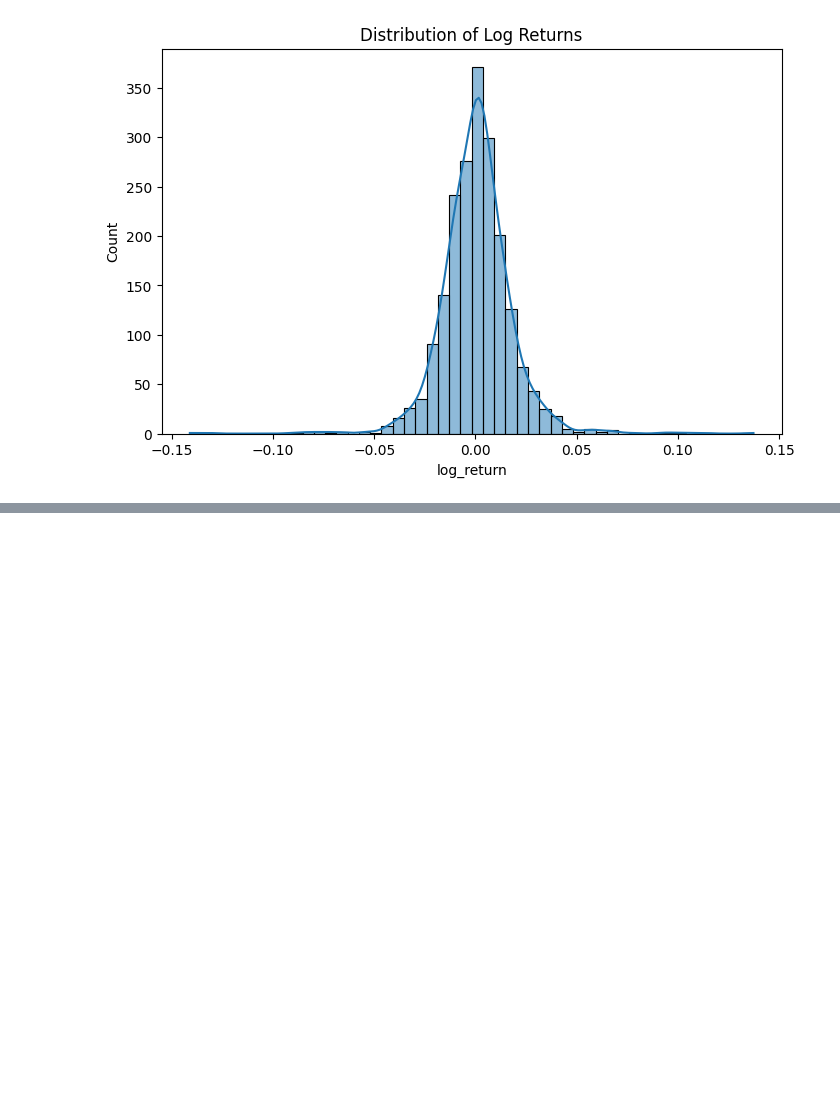
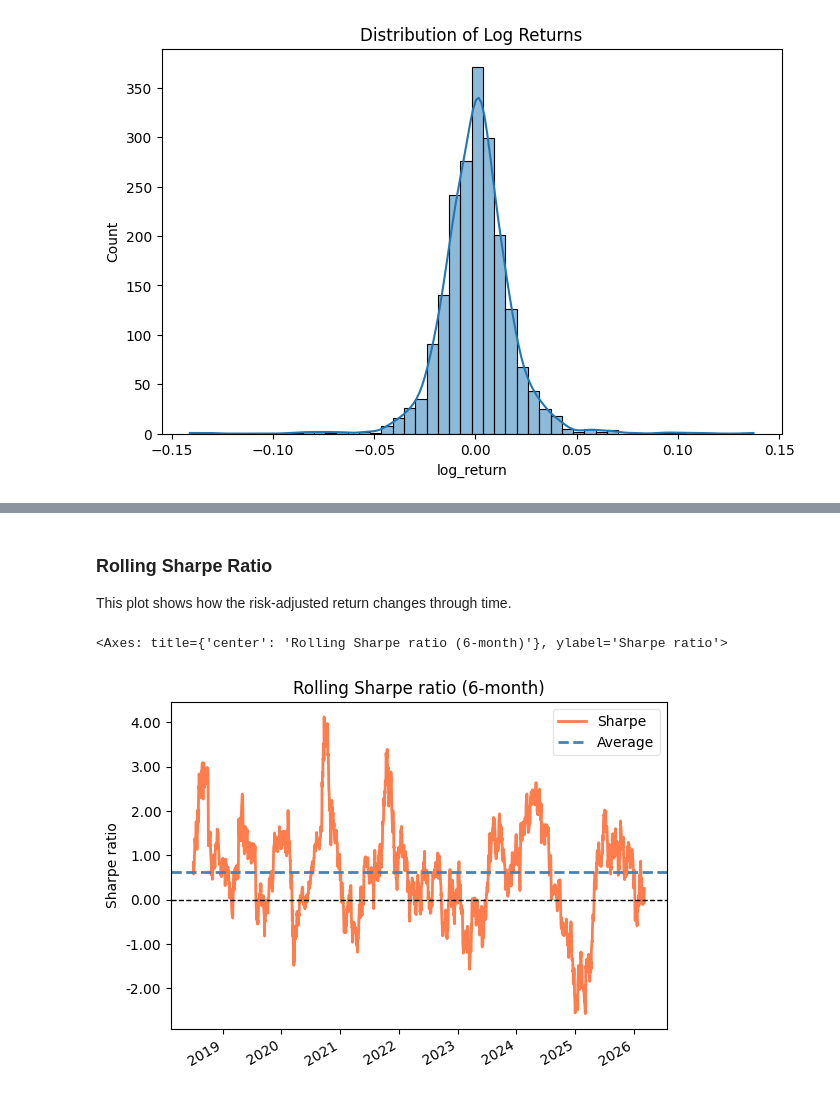
Before and after one commit to RiteeshTM/Financial-Market-Trend-Risk-Analysis-Business-Analytics-Project-, a Jupyter notebook: BusinessAnalyticsProject.ipynb, the cells around one changed output, grey strips where cells are left out. Saved outputs shown, nothing was run; the diff lists cells and outputs as text; code cells hidden in the pictures; blank space fills up the shorter version.

```diff
--- a/BusinessAnalyticsProject.ipynb
+++ b/BusinessAnalyticsProject.ipynb
@@ -183,0 +320,9 @@ plt.show()
+# %% [markdown]
+### Rolling Sharpe Ratio
+
+This plot shows how the risk-adjusted return changes through time.
+# %%
+pf.plotting.plot_rolling_sharpe(returns)
+# %% [output]
+<Axes: title={'center': 'Rolling Sharpe ratio (6-month)'}, ylabel='Sharpe ratio'>
+[figure, added]
```
Also changed, not shown: parts of 16 cells of this notebook.
